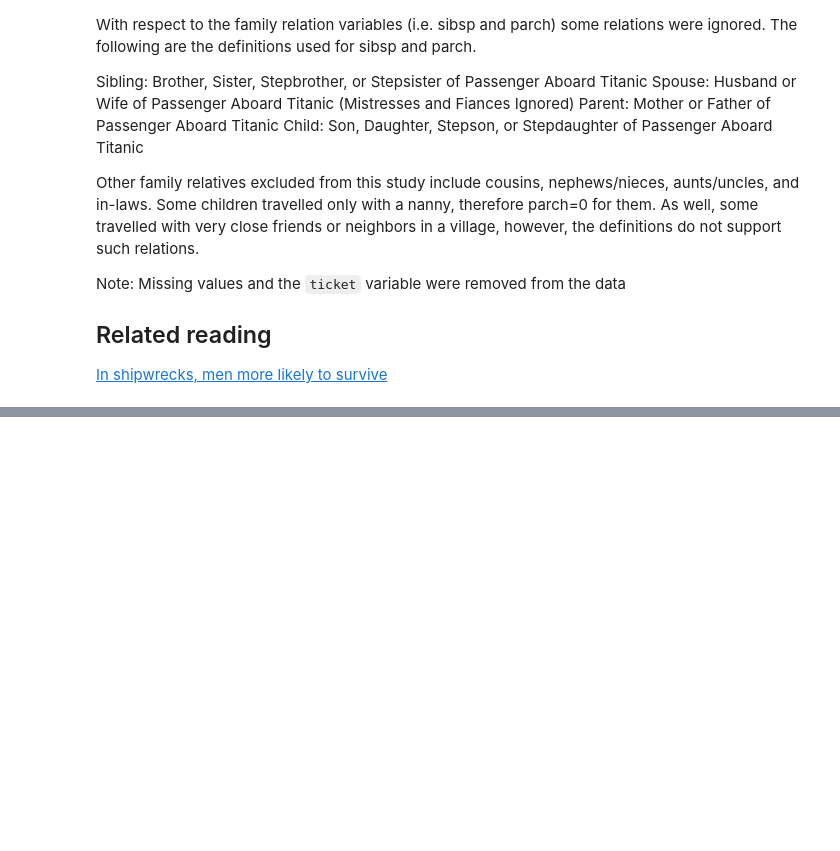
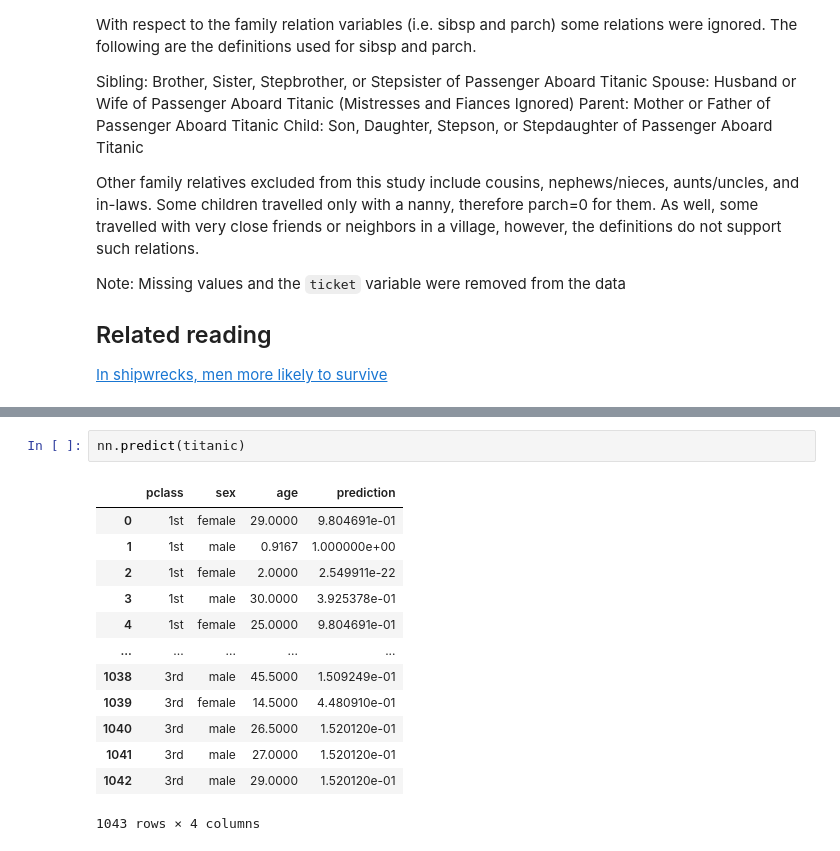
Before and after one commit to vnijs/pyrsm, a Jupyter notebook: examples/model/model-mlp-classification.ipynb, the cells around one changed output, grey strips where cells are left out. Drawn from its saved outputs; the diff is of its cells as text; blank space fills up the shorter version.

```diff
--- a/examples/model/model-mlp-classification.ipynb
+++ b/examples/model/model-mlp-classification.ipynb
@@ -145 +146,17 @@ rf.plot("vimp")
+# %%
+nn.predict(titanic)
+# %% [output]
+|  | pclass | sex | age | prediction |
+| 0 | 1st | female | 29.0000 | 9.804691e-01 |
+| 1 | 1st | male | 0.9167 | 1.000000e+00 |
+| 2 | 1st | female | 2.0000 | 2.549911e-22 |
+| 3 | 1st | male | 30.0000 | 3.925378e-01 |
+| 4 | 1st | female | 25.0000 | 9.804691e-01 |
+| ... | ... | ... | ... | ... |
+| 1038 | 3rd | male | 45.5000 | 1.509249e-01 |
+| 1039 | 3rd | female | 14.5000 | 4.480910e-01 |
+| 1040 | 3rd | male | 26.5000 | 1.520120e-01 |
+| 1041 | 3rd | male | 27.0000 | 1.520120e-01 |
+| 1042 | 3rd | male | 29.0000 | 1.520120e-01 |
+1043 rows × 4 columns
 # %%
```
Also changed, not shown: parts of 9 cells of this notebook, 24 other files.
